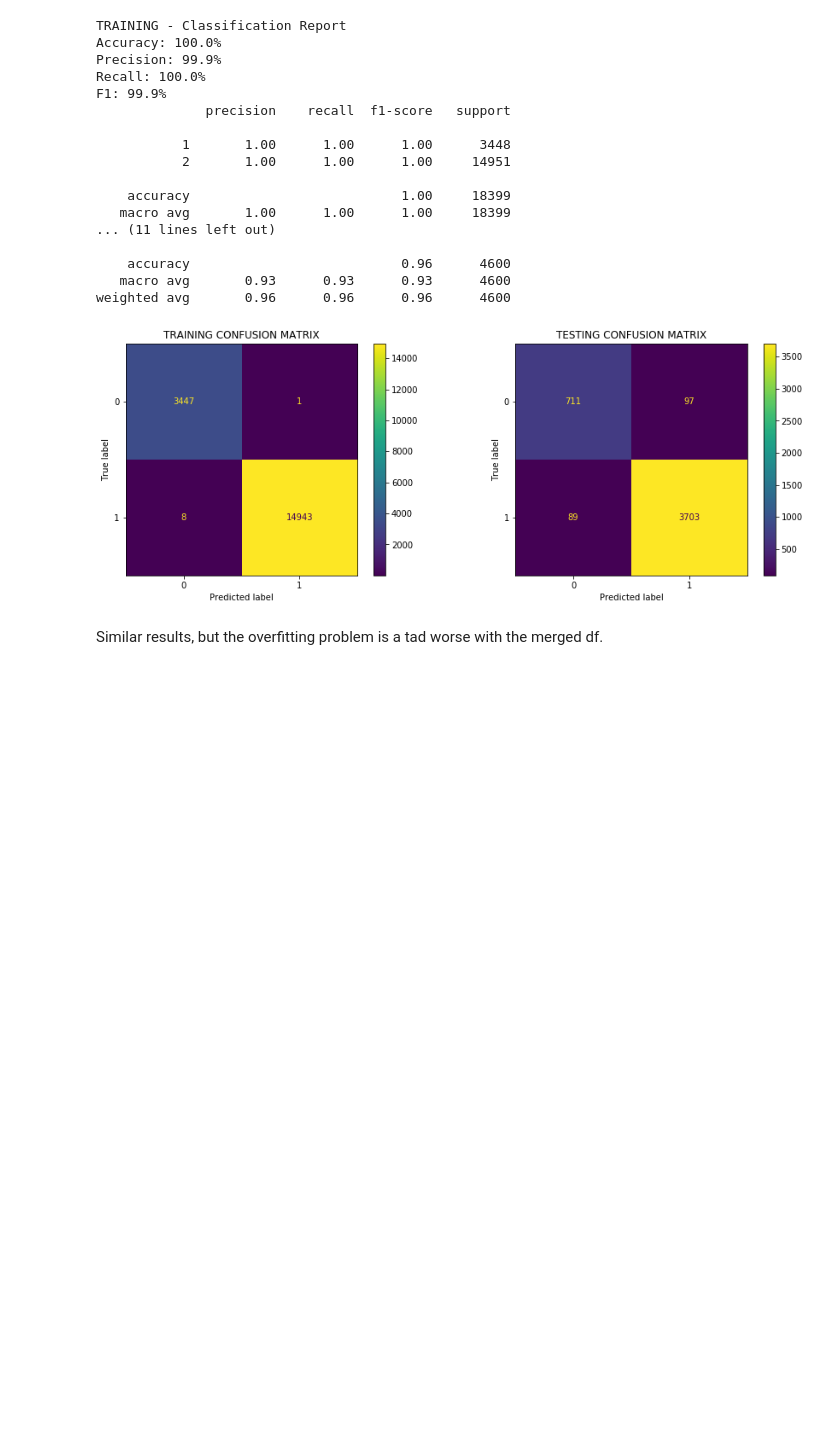
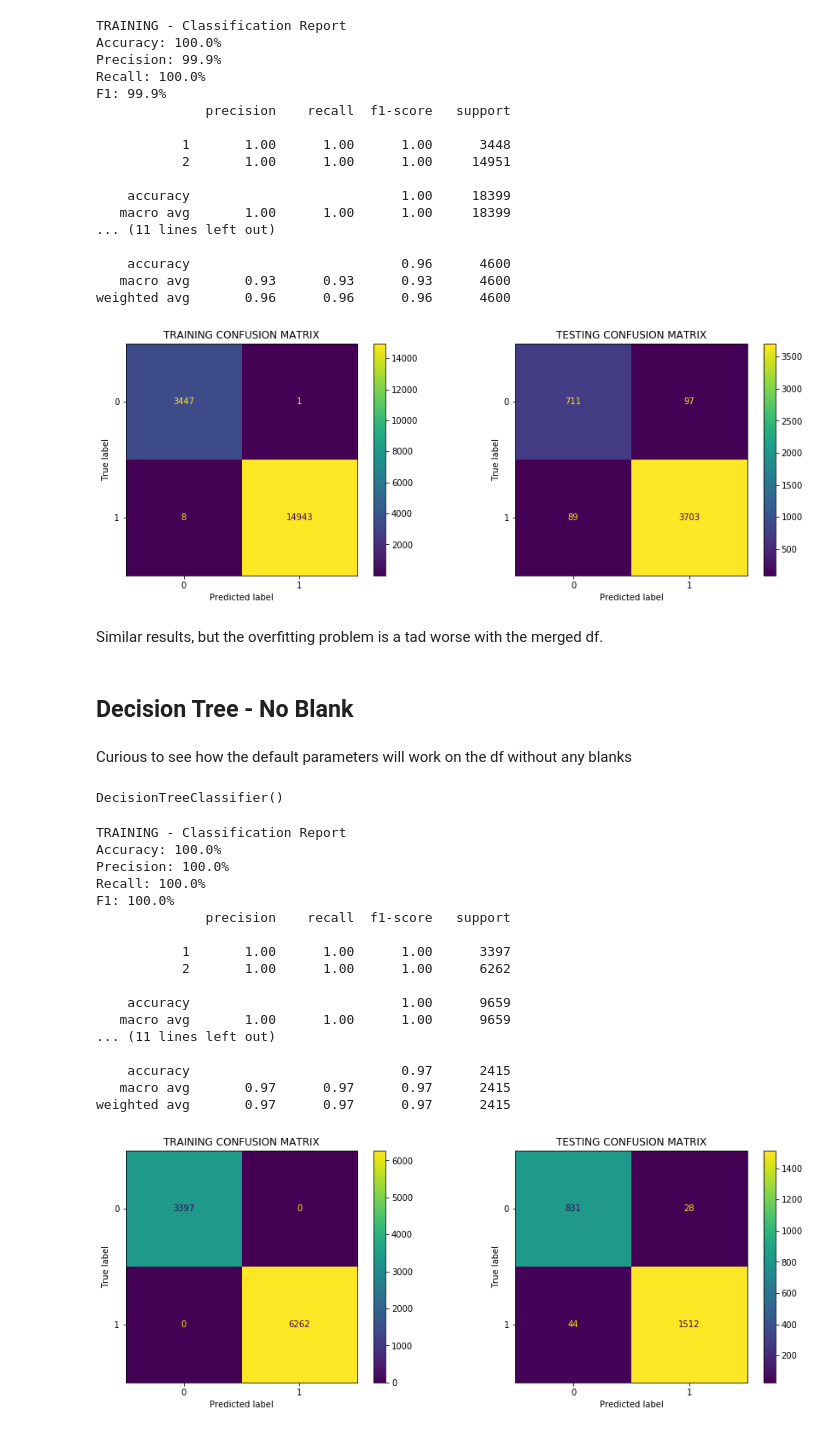
Before and after one commit to halpert3/reuters-nlp, a Jupyter notebook: 5-model_refinement.ipynb, the cells around one changed output. Drawn from its saved outputs; the diff is of its cells as text; code cells hidden in the pictures; blank space fills up the shorter version.

Commit message:
modeling variations

```diff
--- a/5-model_refinement.ipynb
+++ b/5-model_refinement.ipynb
@@ -104,8 +104,13 @@ def plot_c_matrix(model, X_test, y_real):
 # %%
 df = pd.read_csv('data_files/text_processed.csv')
 df.drop(['Unnamed: 0'], axis=1, inplace=True)
+
 df_merged = pd.read_csv('data_files/text_processed.csv')
 df_merged.drop(['Unnamed: 0'], axis=1, inplace=True)
+
+df_no_blank = pd.read_csv('data_files/text_processed.csv')
+df_no_blank.drop(['Unnamed: 0'], axis=1, inplace=True)
+df_no_blank = df_no_blank[df_no_blank.topic != 'blank']
 # %%
 df.head()
 # %% [output]
@@ -118,9 +123,13 @@ df.head()
 # %%
 topic_dict = {'earn': 1, 'other': 2, 'blank': 3}
 topic_dict_merged = {'earn': 1, 'other': 2, 'blank': 2}
+topic_dict_no_blank = {'earn': 1, 'other': 2}
 # %%
 # for all three topics
 df.topic.replace(topic_dict, inplace=True)
 
 # for merging 'blank' and 'other'
 df_merged.topic.replace(topic_dict_merged, inplace=True)
+
+# for the df without blank topics
+df_no_blank.topic.replace(topic_dict_no_blank, inplace=True)
@@ -289,3 +309,42 @@ weighted avg       0.96      0.96      0.96      4600
 [figure]
 # %% [markdown]
 Similar results, but the overfitting problem is a tad worse with the merged df.
+# %% [markdown]
+## Decision Tree - No Blank
+# %% [markdown]
+Curious to see how the default parameters will work on the df without any blanks
+# %%
+X = df_no_blank.drop(['topic'], axis=1)
+y = df_no_blank['topic']
+
+X_train, X_test, y_train, y_test = train_test_split(X['text'], y, test_size=0.20, random_state=200)
+
+vectorizer = TfidfVectorizer(ngram_range=(1,1))
+vect_X_train = vectorizer.fit_transform(X_train)
+vect_X_test = vectorizer.transform(X_test)
+
+dtree = DecisionTreeClassifier()
+dtree.fit(vect_X_train, y_train)
+# %% [output]
+DecisionTreeClassifier()
+# %%
+run_model(dtree, vect_X_train, y_train, vect_X_test, y_test, 2)
+# %% [output]
+TRAINING - Classification Report
+Accuracy: 100.0%
+Precision: 100.0%
+Recall: 100.0%
+F1: 100.0%
+              precision    recall  f1-score   support
+
+           1       1.00      1.00      1.00      3397
+           2       1.00      1.00      1.00      6262
+
+    accuracy                           1.00      9659
+   macro avg       1.00      1.00      1.00      9659
+... (11 lines left out)
+
+    accuracy                           0.97      2415
+   macro avg       0.97      0.97      0.97      2415
+weighted avg       0.97      0.97      0.97      2415
+[figure, added]
```
Also changed, not shown: parts of 34 cells of this notebook.
